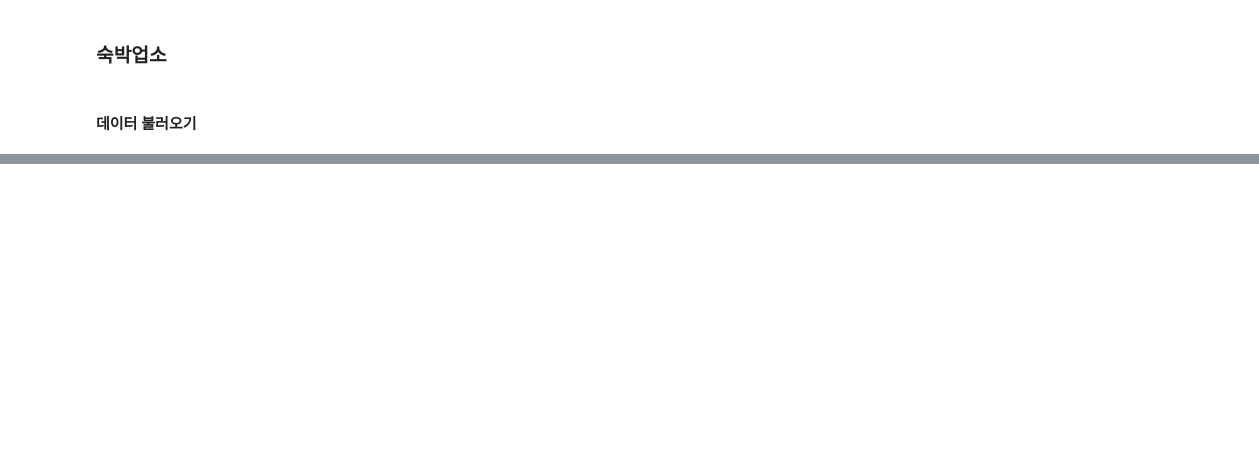
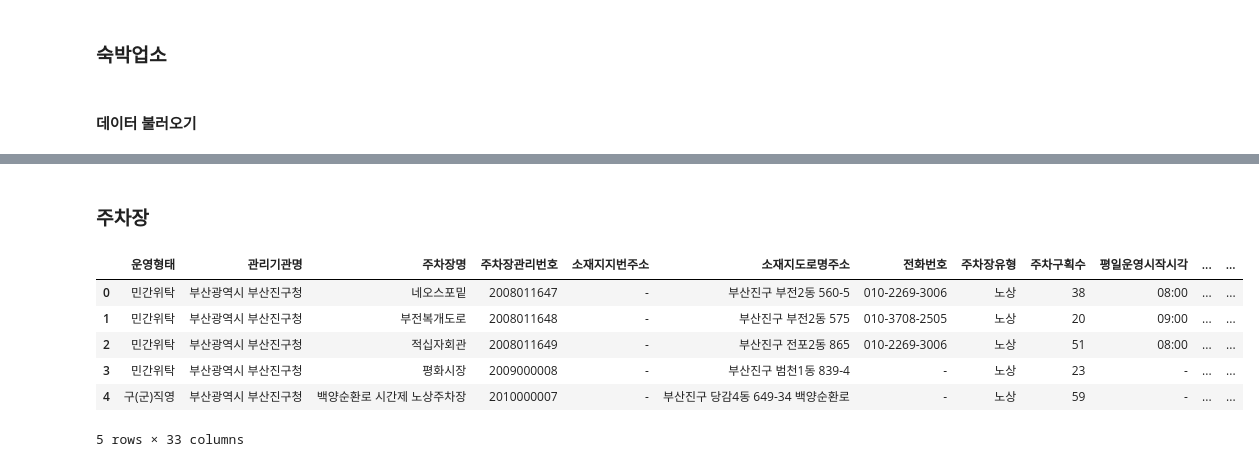
Before and after one commit to Hu-GE2022/artData, a Jupyter notebook: Clustering.ipynb, the cells around one changed output, grey strips where cells are left out. Drawn from its saved outputs; the diff is of its cells as text; code cells hidden in the pictures; blank space fills up the shorter version.

```diff
--- a/Clustering.ipynb
+++ b/Clustering.ipynb
@@ -268,0 +577,15 @@ map
+# %% [markdown]
+### 주차장
+# %%
+parking_df_all =pd.read_csv('/localRepository/artData/data/busan_parking.csv',encoding = 'utf-8')
+# parking_df_all['관리기관명'] = parking_df_all['관리기관명'].str.split(' ').str.get(1)
+parking_df = parking_df_all[parking_df_all['관리기관명'] =='부산광역시 부산진구청'].reset_index(drop=True)
+parking_df.head()
+# %% [output]
+|  | 운영형태 | 관리기관명 | 주차장명 | 주차장관리번호 | 소재지지번주소 | 소재지도로명주소 | 전화번호 | 주차장유형 | 주차구획수 | 평일운영시작시각 | ... | ... |
+| 0 | 민간위탁 | 부산광역시 부산진구청 | 네오스포밑 | 2008011647 | - | 부산진구 부전2동 560-5 | 010-2269-3006 | 노상 | 38 | 08:00 | ... | ... |
+| 1 | 민간위탁 | 부산광역시 부산진구청 | 부전복개도로 | 2008011648 | - | 부산진구 부전2동 575 | 010-3708-2505 | 노상 | 20 | 09:00 | ... | ... |
+| 2 | 민간위탁 | 부산광역시 부산진구청 | 적십자회관 | 2008011649 | - | 부산진구 전포2동 865 | 010-2269-3006 | 노상 | 51 | 08:00 | ... | ... |
+| 3 | 민간위탁 | 부산광역시 부산진구청 | 평화시장 | 2009000008 | - | 부산진구 범천1동 839-4 | - | 노상 | 23 | - | ... | ... |
+| 4 | 구(군)직영 | 부산광역시 부산진구청 | 백양순환로 시간제 노상주차장 | 2010000007 | - | 부산진구 당감4동 649-34 백양순환로 | - | 노상 | 59 | - | ... | ... |
+5 rows × 33 columns
```
Also changed, not shown: parts of 36 cells of this notebook.
